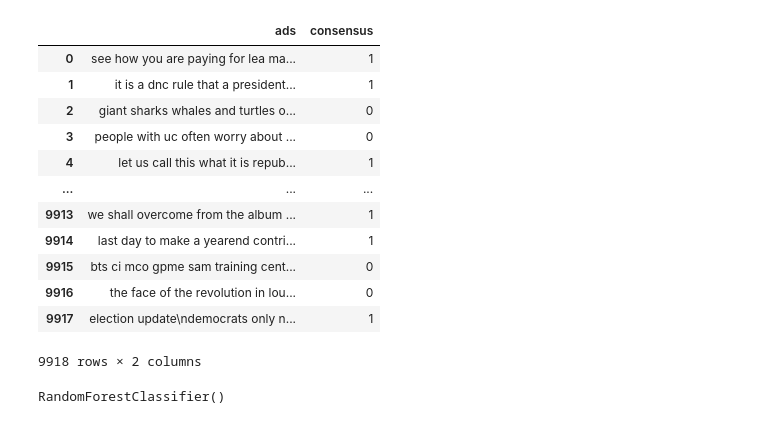
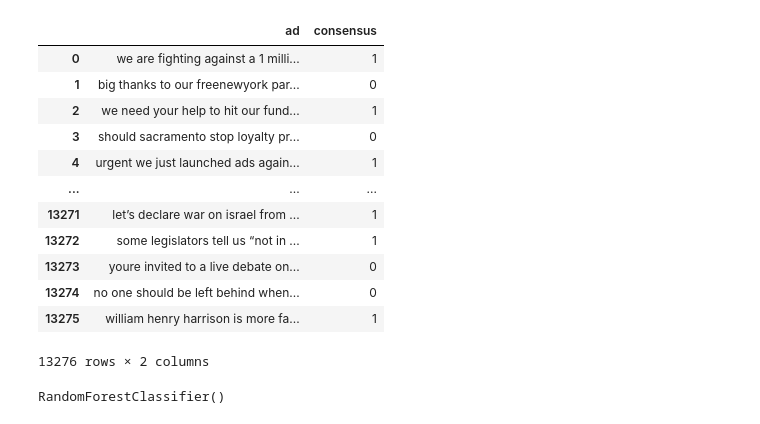
Before and after one commit to Inside0ut/PFE, a Jupyter notebook: Task-2/code/consensus/RandomForest_consensus.ipynb, the cells around one changed output. Drawn from its saved outputs; the diff is of its cells as text; code cells hidden in the pictures.

```diff
--- a/Task-2/code/consensus/RandomForest_consensus.ipynb
+++ b/Task-2/code/consensus/RandomForest_consensus.ipynb
@@ -12,20 +11,20 @@ from sklearn import metrics
 
 import scikitplot as skplt
 # %%
-df = pd.read_csv('./data/consensus_dataset_corrected.csv')
+df = pd.read_csv('./data/consensus_dataset.csv', index_col= 0)
 df
 # %% [output]
-|  | ads | consensus |
-| 0 | see how you are paying for lea ma... | 1 |
-| 1 | it is a dnc rule that a president... | 1 |
-| 2 | giant sharks whales and turtles o... | 0 |
-| 3 | people with uc often worry about ... | 0 |
-| 4 | let us call this what it is repub... | 1 |
+|  | ad | consensus |
+| 0 | we are fighting against a 1 milli... | 1 |
+| 1 | big thanks to our freenewyork par... | 0 |
+| 2 | we need your help to hit our fund... | 1 |
+| 3 | should sacramento stop loyalty pr... | 0 |
+| 4 | urgent we just launched ads again... | 1 |
 | ... | ... | ... |
-| 9913 | we shall overcome from the album ... | 1 |
-| 9914 | last day to make a yearend contri... | 1 |
-| 9915 | bts ci mco gpme sam training cent... | 0 |
-| 9916 | the face of the revolution in lou... | 0 |
-| 9917 | election update\ndemocrats only n... | 1 |
+| 13271 | let’s declare war on israel from ... | 1 |
+| 13272 | some legislators tell us “not in ... | 1 |
+| 13273 | youre invited to a live debate on... | 0 |
+| 13274 | no one should be left behind when... | 0 |
+| 13275 | william henry harrison is more fa... | 1 |
-9918 rows × 2 columns
+13276 rows × 2 columns
 # %%
```
Also changed, not shown: parts of 5 cells of this notebook, 36 other files.
